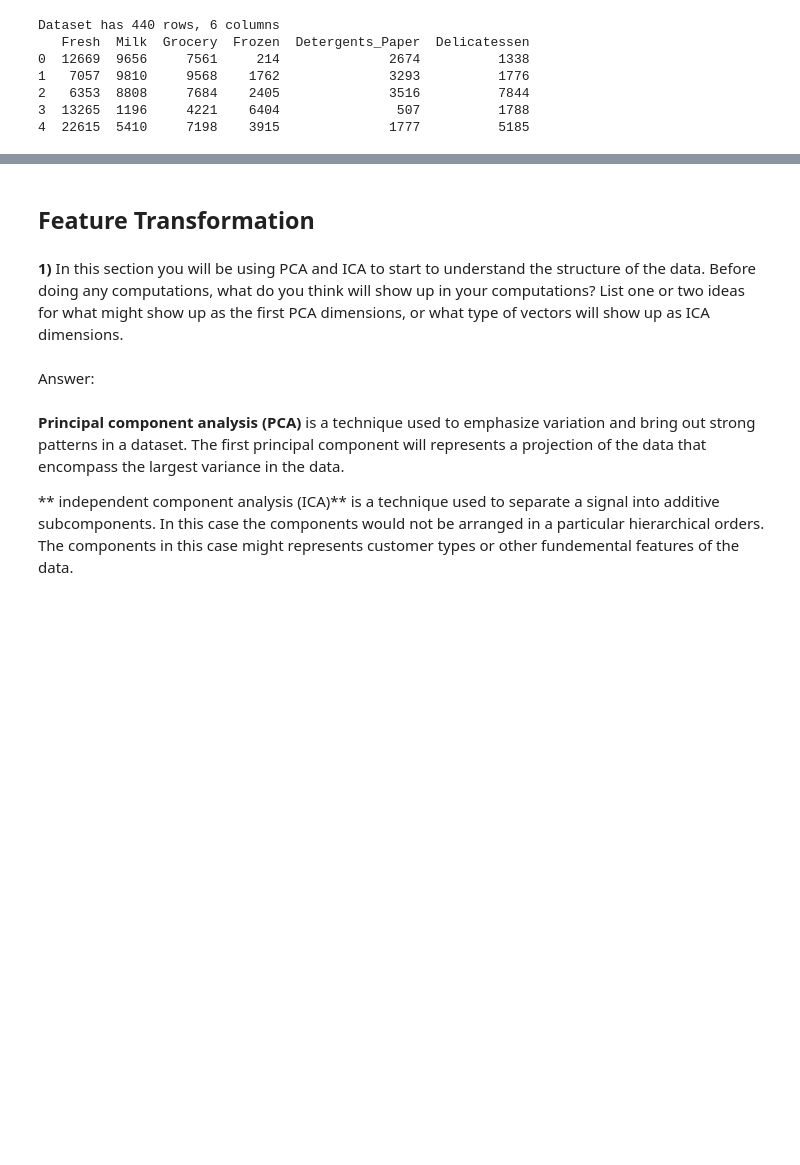
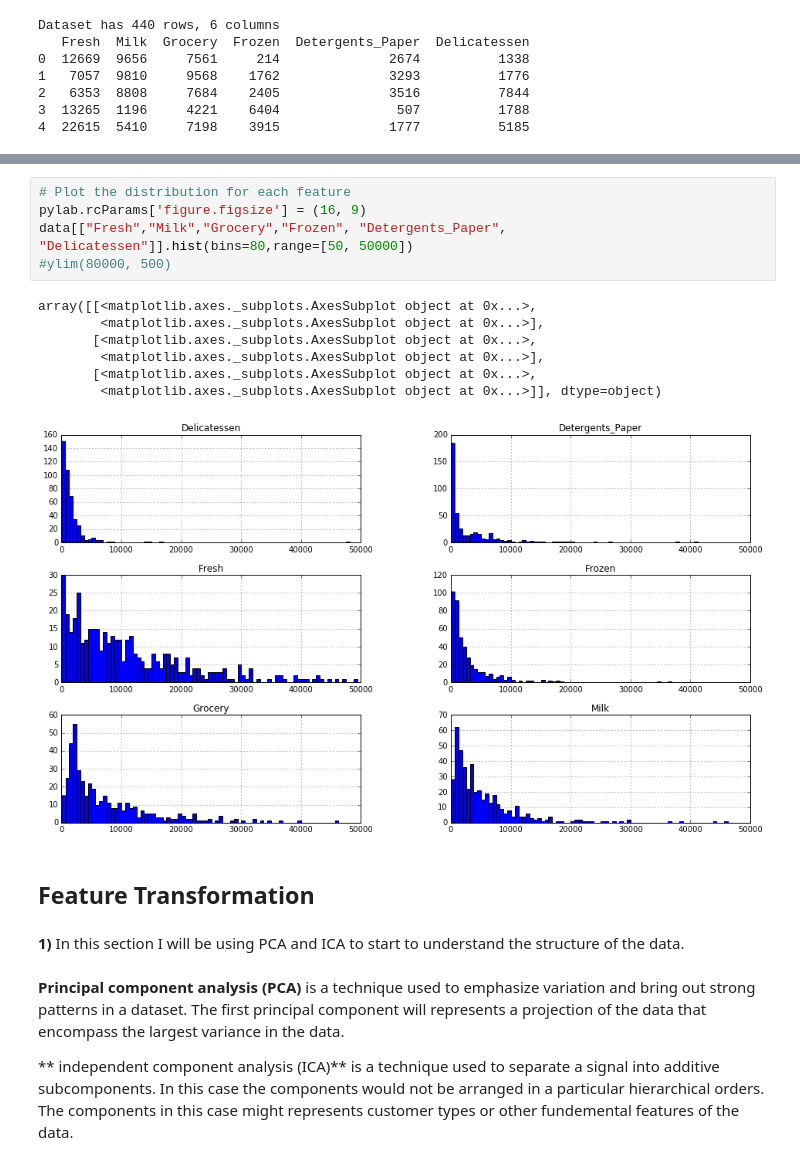
Before and after one commit to Shmuelnaaman/customer_segments, a Jupyter notebook: customer_segments.ipynb, the cells around one changed output, grey strips where cells are left out. Cells and saved outputs as stored; diff of their text form; blank space fills up the shorter version.

```diff
--- a/customer_segments.ipynb
+++ b/customer_segments.ipynb
@@ -57,9 +37,20 @@ data["Fresh"].plot()
+# %%
+# Plot the distribution for each feature
+pylab.rcParams['figure.figsize'] = (16, 9)
+data[["Fresh","Milk","Grocery","Frozen", "Detergents_Paper", "Delicatessen"]].hist(bins=80,range=[50, 50000])
+#ylim(80000, 500)
+# %% [output]
+array([[<matplotlib.axes._subplots.AxesSubplot object at 0x...>,
+        <matplotlib.axes._subplots.AxesSubplot object at 0x...>],
+       [<matplotlib.axes._subplots.AxesSubplot object at 0x...>,
+        <matplotlib.axes._subplots.AxesSubplot object at 0x...>],
+       [<matplotlib.axes._subplots.AxesSubplot object at 0x...>,
+        <matplotlib.axes._subplots.AxesSubplot object at 0x...>]], dtype=object)
+[figure, added]
 # %% [markdown]
 ## Feature Transformation
 # %% [markdown]
-**1)** In this section you will be using PCA and ICA to start to understand the structure of the data. Before doing any computations, what do you think will show up in your computations? List one or two ideas for what might show up as the first PCA dimensions, or what type of vectors will show up as ICA dimensions.
+**1)** In this section I will be using PCA and ICA to start to understand the structure of the data.
-# %% [markdown]
-Answer:
 # %% [markdown]
 **Principal component analysis (PCA)** is a technique used to emphasize variation and bring out strong patterns in a dataset. The first principal component will represents a projection of the data that encompass the largest variance in the data.
 
```
Also changed, not shown: parts of 19 cells of this notebook, 1 other file.
